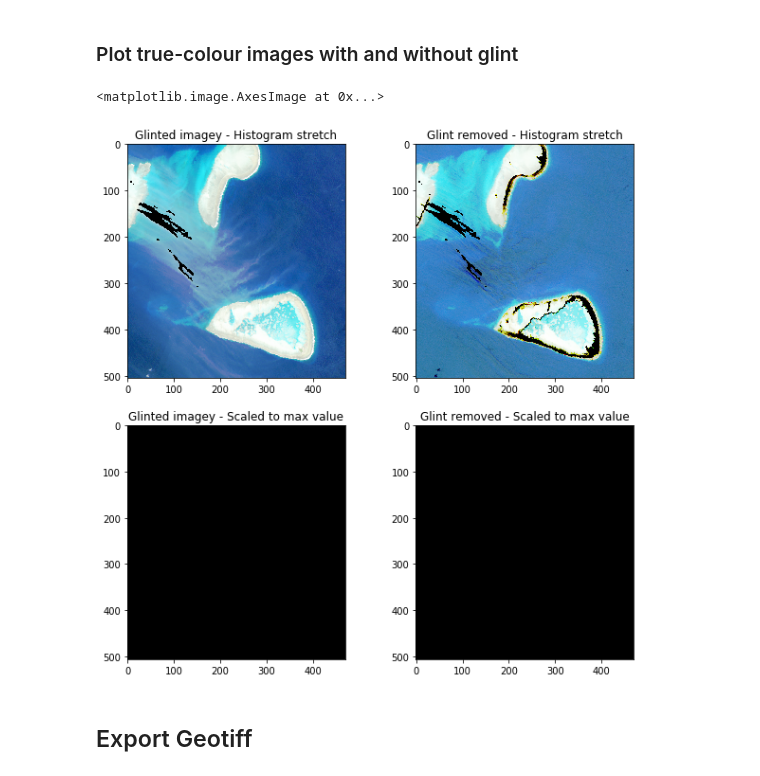
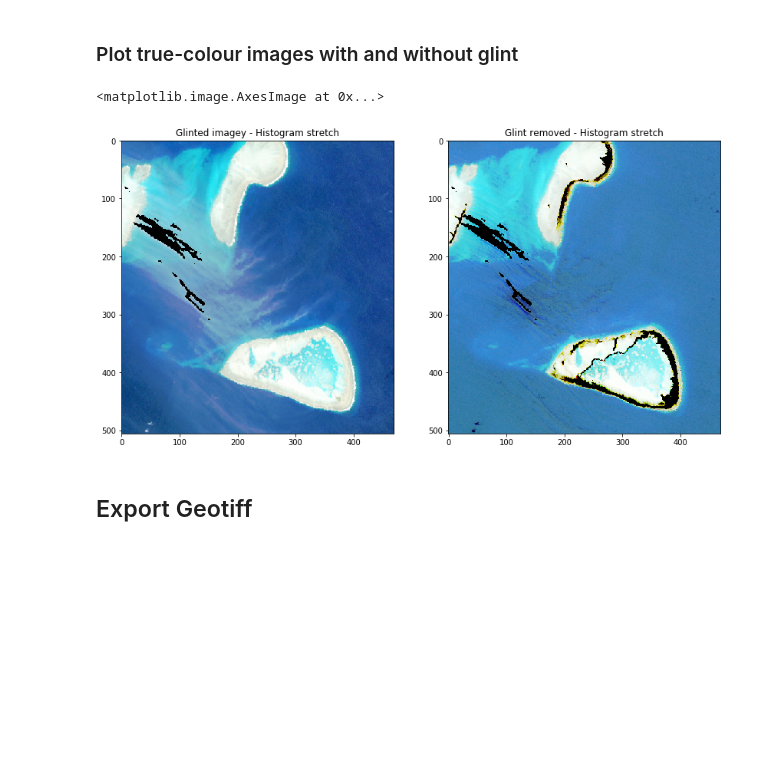
Before and after one commit to taslandcover/dea-notebooks, a Jupyter notebook: Glint/Sun_glint_correction_v2.ipynb, the cells around one changed output. Saved outputs shown, nothing was run; the diff lists cells and outputs as text; code cells hidden in the pictures; blank space fills up the shorter version.

```diff
--- a/Glint/Sun_glint_correction_v2.ipynb
+++ b/Glint/Sun_glint_correction_v2.ipynb
@@ -716,11 +750,18 @@ https://www.programcreek.com/python/example/71304/cv2.COLOR_BGR2RGB
 # %% [markdown]
 ### Create datasets from data arrays
 # %%
+# # Create a dataset of rgb only_cloud_free.isel(time=image) data arrays
+# red1 = xr.DataArray(red.isel(time=image), name = 'red_only_cloud_free')
+# blue1 = xr.DataArray(blue.isel(time=image), name = 'blue_only_cloud_free')
+# green1 = xr.DataArray(green.isel(time=image), name = 'green_only_cloud_free')
+# nir1 = xr.DataArray(nir.isel(time=image), name = 'nir_only_cloud_free')
+# dataset_only_cloud_free = xr.merge([red1, green1, blue1, nir1])
+
 # Create a dataset of rgb only_cloud_free.isel(time=image) data arrays
-red1 = xr.DataArray(red.isel(time=image), name = 'red_only_cloud_free')
-blue1 = xr.DataArray(blue.isel(time=image), name = 'blue_only_cloud_free')
-green1 = xr.DataArray(green.isel(time=image), name = 'green_only_cloud_free')
-nir1 = xr.DataArray(nir.isel(time=image), name = 'nir_only_cloud_free')
+red1 = xr.DataArray(red.isel(time=image), name = 'red')
+blue1 = xr.DataArray(blue.isel(time=image), name = 'blue')
+green1 = xr.DataArray(green.isel(time=image), name = 'green')
+nir1 = xr.DataArray(nir.isel(time=image), name = 'nir')
 dataset_only_cloud_free = xr.merge([red1, green1, blue1, nir1])
 
 
@@ -738,70 +779,40 @@ dataset_corr = xr.merge([red_corr, green_corr, blue_corr, nir_corr])
 def drawTrueColourHist(ds):
     '''this function takes the shape of an input band and uses swir1, nir and green to make and display a false
     color composite. Written by Mike Barnes, edited by Bex Dunn and Claire Krause'''
-    y, x = ds['red_only_cloud_free'].shape
+    y, x = ds['red'].shape
     rawimg = np.zeros((y,x,3), dtype = np.float32)
-    for i, colour in enumerate(['red_only_cloud_free', 'green_only_cloud_free', 'blue_only_cloud_free']):
+    for i, colour in enumerate(['red', 'green', 'blue']):
         rawimg[:,:,i] = ds[colour].values
     rawimg[rawimg == -999] = np.nan
     img_toshow1 = exposure.equalize_hist(rawimg, mask = np.isfinite(rawimg))
     return img_toshow1
 
 
 # Draw image with no sun glint
 def drawTrueColourNoGlintHist(ds):
     '''this function takes the shape of an input band and uses swir1, nir and green to make and display a false
     color composite. Written by Mike Barnes, edited by Bex Dunn and Claire Krause'''
     y, x = ds['red_corr'].shape
     rawimg = np.zeros((y,x,3), dtype = np.float32)
     for i, colour in enumerate(['red_corr', 'green_corr', 'blue_corr']):
         rawimg[:,:,i] = ds[colour].values
     rawimg[rawimg == -999] = np.nan
     img_toshow2 = exposure.equalize_hist(rawimg, mask = np.isfinite(rawimg))
     return img_toshow2
 
-# SCALED TO MAX VAL IMAGES
-# Draw image with sun glint
-def drawTrueColourScaled(ds):
-    '''this function takes the shape of an input band and uses swir1, nir and green to make and display a false
-    color composite. Written by Mike Barnes, edited by Bex Dunn and Claire Krause'''
-    y, x = ds['red_only_cloud_free'].shape
-    rawimg = np.zeros((y,x,3), dtype = np.float32)
-    for i, colour in enumerate(['red_only_cloud_free', 'green_only_cloud_free', 'blue_only_cloud_free']):
-        rawimg[:,:,i] = ds[colour].values
-    rawimg[rawimg == -999] = np.nan
-    img_toshow3 = rawimg/rawimg.max()
-    return img_toshow3
-
-# Draw image with no sun glint
-def drawTrueColourNoGlintScaled(ds):
-    '''this function takes the shape of an input band and uses swir1, nir and green to make and display a false
-    color composite. Written by Mike Barnes, edited by Bex Dunn and Claire Krause'''
-    y, x = ds['red_corr'].shape
-    rawimg = np.zeros((y,x,3), dtype = np.float32)
-    for i, colour in enumerate(['red_corr', 'green_corr', 'blue_corr']):
-        rawimg[:,:,i] = ds[colour].values
-    rawimg[rawimg == -999] = np.nan
-    img_toshow4 = rawimg/rawimg.max()
-    return img_toshow4
 
 
 # Plot rgb glinted images and rgb images with glint removed, using a histogram stretch and by scaling intensities to maximum values
-plt.figure(figsize = (10,10))
-plt.subplot(221)
+plt.figure(figsize = (14,14))
+plt.subplot(121)
 plt.title ('Glinted imagey - Histogram stretch')
 imshow(drawTrueColourHist(dataset_only_cloud_free))
-plt.subplot(222)
+plt.subplot(122)
 plt.title('Glint removed - Histogram stretch')
 imshow(drawTrueColourNoGlintHist(dataset_corr))
-plt.subplot(223)
-plt.title ('Glinted imagey - Scaled to max value')
-imshow(drawTrueColourScaled(dataset_only_cloud_free))
-plt.subplot(224)
-plt.title('Glint removed - Scaled to max value')
-imshow(drawTrueColourNoGlintScaled(dataset_corr))
 # %% [output]
 <matplotlib.image.AxesImage at 0x...>
-[figure, old version]
+[figure, new version]
 # %% [markdown]
 ## Export Geotiff
 # %%
```
Also changed, not shown: parts of 9 cells of this notebook.
